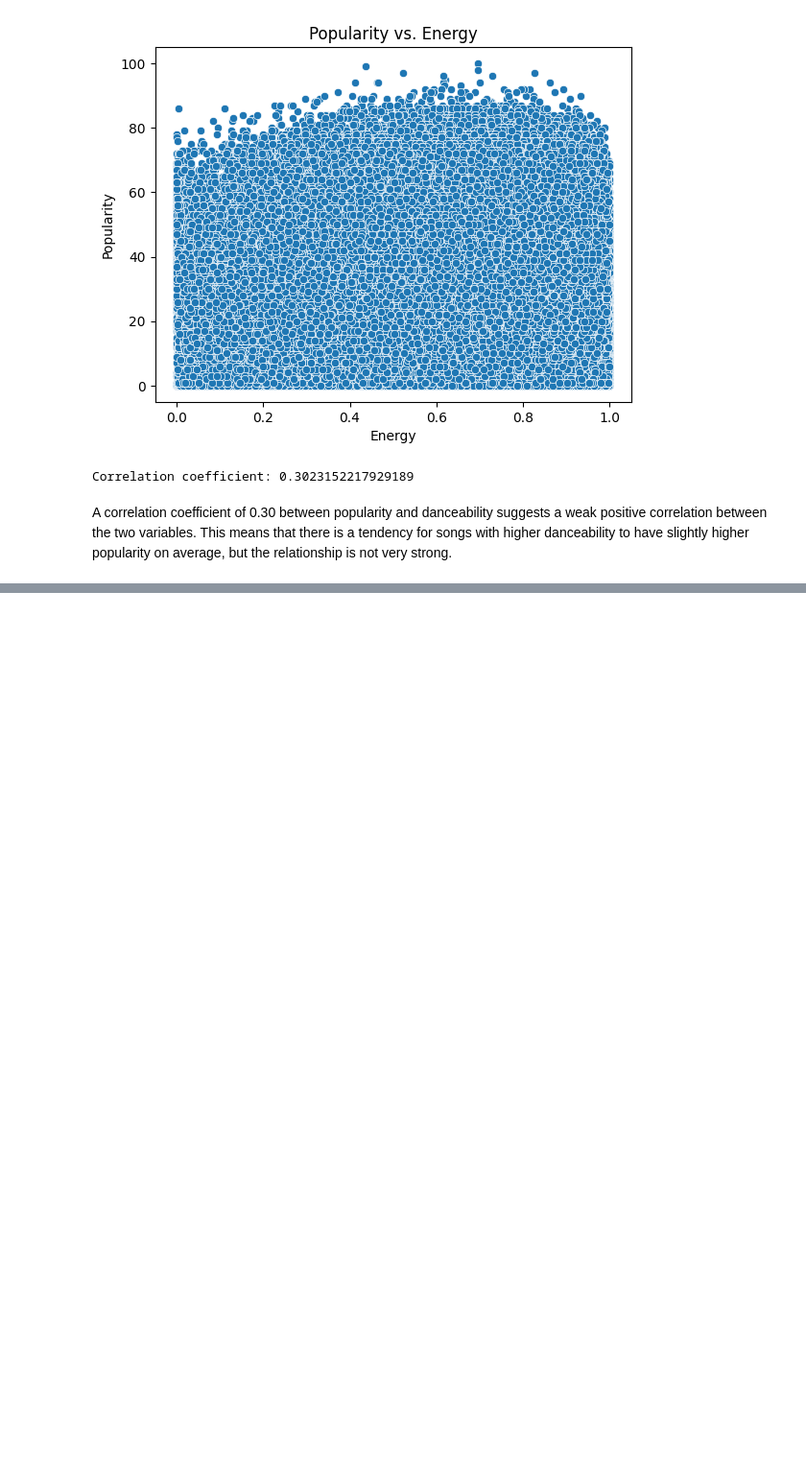
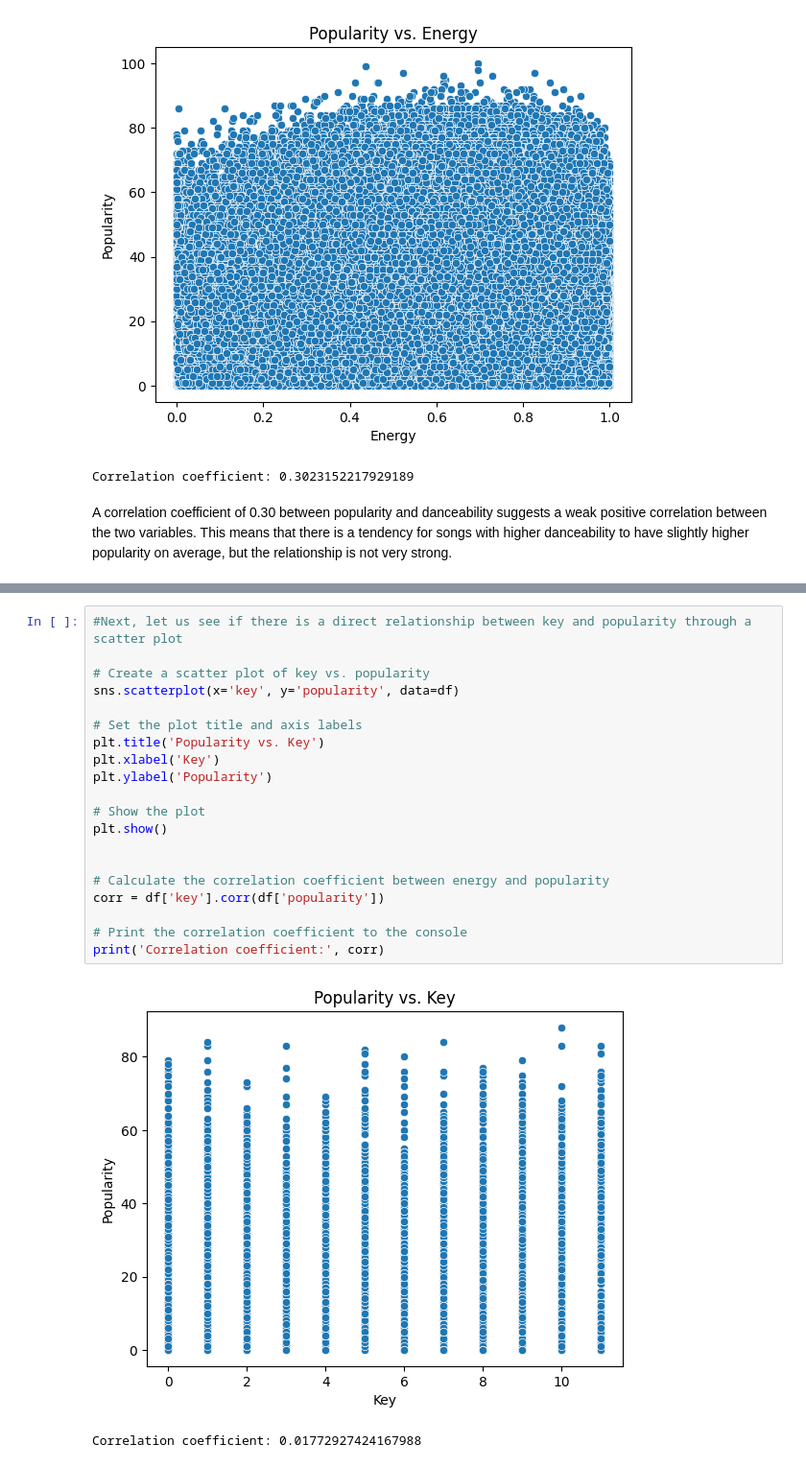
Before and after one commit to ayushmandixit2000/DSAI-Project, a Jupyter notebook: TracksAnalysis.ipynb, the cells around one changed output, grey strips where cells are left out. Shown at 96% size. Cells and saved outputs as stored; diff of their text form; blank space fills up the shorter version.

```diff
--- a/TracksAnalysis.ipynb
+++ b/TracksAnalysis.ipynb
@@ -563,0 +605,23 @@ A correlation coefficient of 0.30 between popularity and danceability suggests a
+# %%
+#Next, let us see if there is a direct relationship between key and popularity through a scatter plot
+
+# Create a scatter plot of key vs. popularity
+sns.scatterplot(x='key', y='popularity', data=df)
+
+# Set the plot title and axis labels
+plt.title('Popularity vs. Key')
+plt.xlabel('Key')
+plt.ylabel('Popularity')
+
+# Show the plot
+plt.show()
+
+
+# Calculate the correlation coefficient between energy and popularity
+corr = df['key'].corr(df['popularity'])
+
+# Print the correlation coefficient to the console
+print('Correlation coefficient:', corr)
+# %% [output]
+[figure, added]
+Correlation coefficient: 0.01772927424167988
```
Also changed, not shown: parts of 5 cells of this notebook.
